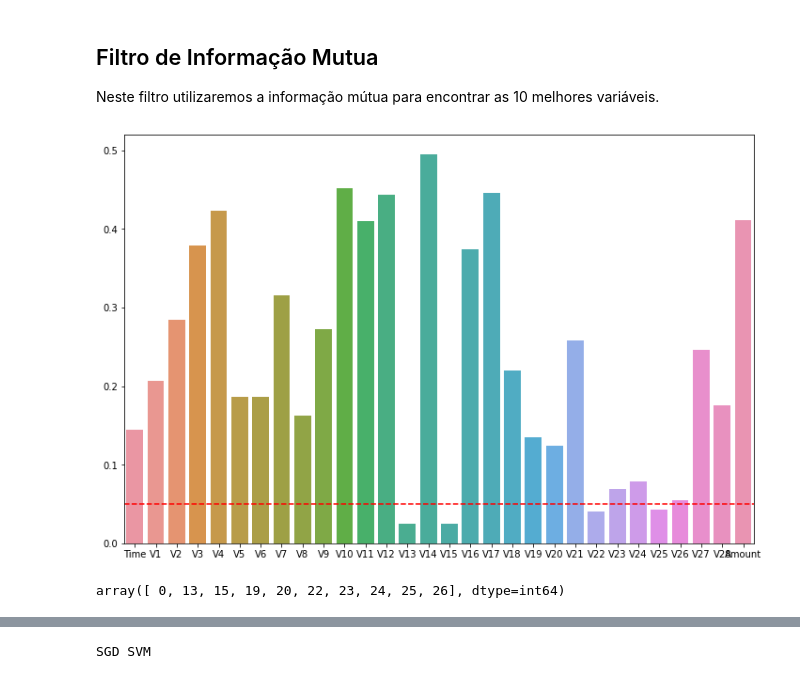
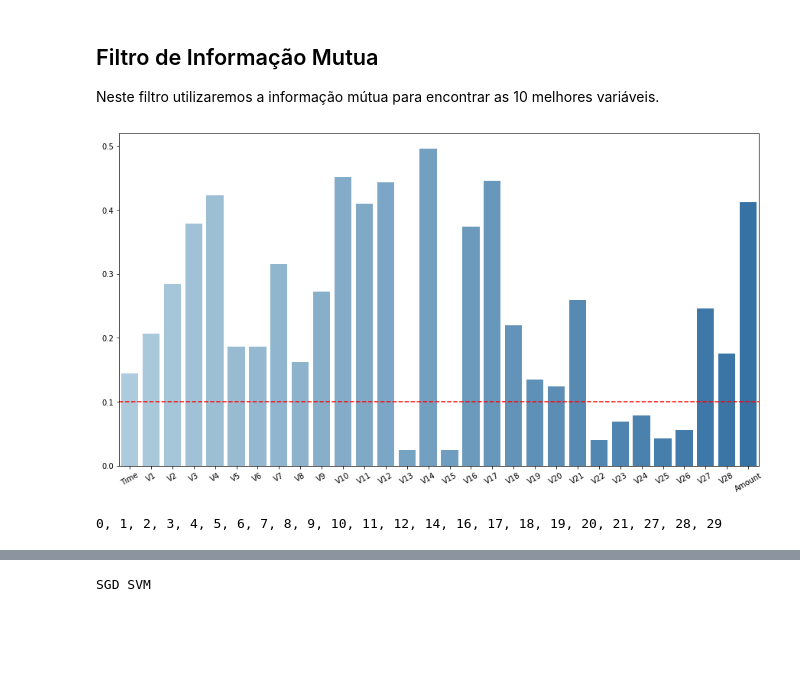
Before and after one commit to Gabriel-Stella/Credit_Card_Fraud, a Jupyter notebook: Credit_Card_Fraud_part2.ipynb, the cells around one changed output, grey strips where cells are left out. Drawn from its saved outputs; the diff is of its cells as text; code cells hidden in the pictures; blank space fills up the shorter version.

```diff
--- a/Credit_Card_Fraud_part2.ipynb
+++ b/Credit_Card_Fraud_part2.ipynb
@@ -26,3 +26,7 @@ dataset.head()
 5 rows × 31 columns
 # %%
 dataset["Time"] = dataset["Time"].apply(lambda x:(x/3600)%24)
+# %%
+feature_names = np.array(dataset.columns)
+n_input_features = len(feature_names) - 1
+print(", ".join(feature_names))
@@ -193,6 +199,7 @@ from sklearn.linear_model import SGDClassifier
 
 # Métricas
 from sklearn.metrics import balanced_accuracy_score
+from sklearn.metrics import recall_score
 from sklearn.metrics import classification_report
 from sklearn.metrics import confusion_matrix
 
@@ -269,6 +276,8 @@ for s in tqdm(classifiers_names):
     # Resultados dos dados de teste
     Results.update({f'{s} Test':{'CV_score':cv_score,
                     'Precisão Balanceada':balanced_accuracy_score(y_test.reshape(-1),y_pred.reshape(-1)),
+                    'Recall Classe 0':recall_score(y_test.reshape(-1),y_pred.reshape(-1),pos_label=0.),
+                    'Recall Classe 1':recall_score(y_test.reshape(-1),y_pred.reshape(-1),pos_label=1.),
                     'Classification Report':classification_report(y_test.reshape(-1),y_pred.reshape(-1),digits=4,output_dict=True),
                     'Matriz de Confusão':confusion_matrix(y_test.reshape(-1),y_pred.reshape(-1),labels=[0.,1.]).tolist()}})
     # Previsão dos dados de validação
@@ -276,6 +285,8 @@ for s in tqdm(classifiers_names):
     # Resultados dos dados de validação
     Results.update({f'{s} Validation':{'CV_score':cv_score,
                     'Precisão Balanceada':balanced_accuracy_score(y_val.reshape(-1),y_pred.reshape(-1)),
+                    'Recall Classe 0':recall_score(y_val.reshape(-1),y_pred.reshape(-1),pos_label=0),
+                    'Recall Classe 1':recall_score(y_val.reshape(-1),y_pred.reshape(-1),pos_label=1),
                     'Classification Report':classification_report(y_val.reshape(-1),y_pred.reshape(-1),digits=4,output_dict=True),
                     'Matriz de Confusão':confusion_matrix(y_val.reshape(-1),y_pred.reshape(-1),labels=[0.,1.]).tolist()}})
 np.random.seed(None)
@@ -362,7 +403,7 @@ array([ 6,  7,  8,  9, 15, 22, 23, 25, 26, 29], dtype=int64)
 # %%
 # Features selected
 features_selected = idx
-feature_names = list(dataset.columns[features_selected])
+feature_names_selected = feature_names[features_selected]
 
 df_features = dataset.iloc[:,features_selected]
 
@@ -370,8 +411,8 @@ df_features = dataset.iloc[:,features_selected]
 fig = plt.figure(figsize=(6.5*2,6.5*1.5))
 fig.patch.set_alpha(1.0)
 sns.heatmap(df_features.corr())
-fig.savefig('figures/part2/correlation1.pdf', bbox_inches='tight')
-fig.savefig('figures/part2/correlation1.png', bbox_inches='tight')
+fig.savefig('figures/part2/correlation_F_test.pdf', bbox_inches='tight')
+fig.savefig('figures/part2/correlation_F_test.png', bbox_inches='tight')
 plt.show()
 
 X_train_features = X_train[:,features_selected]
@@ -384,8 +425,5 @@ X_val_sc_features = X_val_sc[:,features_selected]
 X_test_sc_features = X_test_sc[:,features_selected]
 
 print('Selected Features:')
-print_string = ''
-for feature in feature_names:
-  print_string += f'{feature}\n'
-print(print_string)
+print(', '.join(feature_names_selected))
 # %% [output]
@@ -541,22 +579,19 @@ from sklearn.feature_selection import mutual_info_classif
 
 mi = mutual_info_classif(X_train_sc,y_train.ravel())
 # %%
-sns.barplot(x=list(dataset.columns[:-1]),y=mi)
-plt.axhline(0.05,c='r',ls='--')
+sns.barplot(x=feature_names[:-1],y=mi,palette=custom_palette)
+plt.axhline(0.10,c='r',ls='--')
+plt.xticks(rotation=30)
 fig = plt.gcf()
-fig.set_size_inches(12,8)
+fig.set_size_inches(15,8)
 plt.show()
 # %% [output]
-[figure, old version]
+[figure, new version]
 # %%
-idx = mi.argsort()
-
-idx = idx[:10]
-idx.sort()
-# idx = np.where(mi>=0.05)[0]
-idx
+idx = np.where(mi>=0.10)[0]
+print(', '.join(list(map(str,idx))))
 # %% [output]
-array([ 0, 13, 15, 19, 20, 22, 23, 24, 25, 26], dtype=int64)
+0, 1, 2, 3, 4, 5, 6, 7, 8, 9, 10, 11, 12, 14, 16, 17, 18, 19, 20, 21, 27, 28, 29
 # %%
 # Features selected
 features_selected = idx
```
Also changed, not shown: parts of 19 cells of this notebook, 1 other file.
